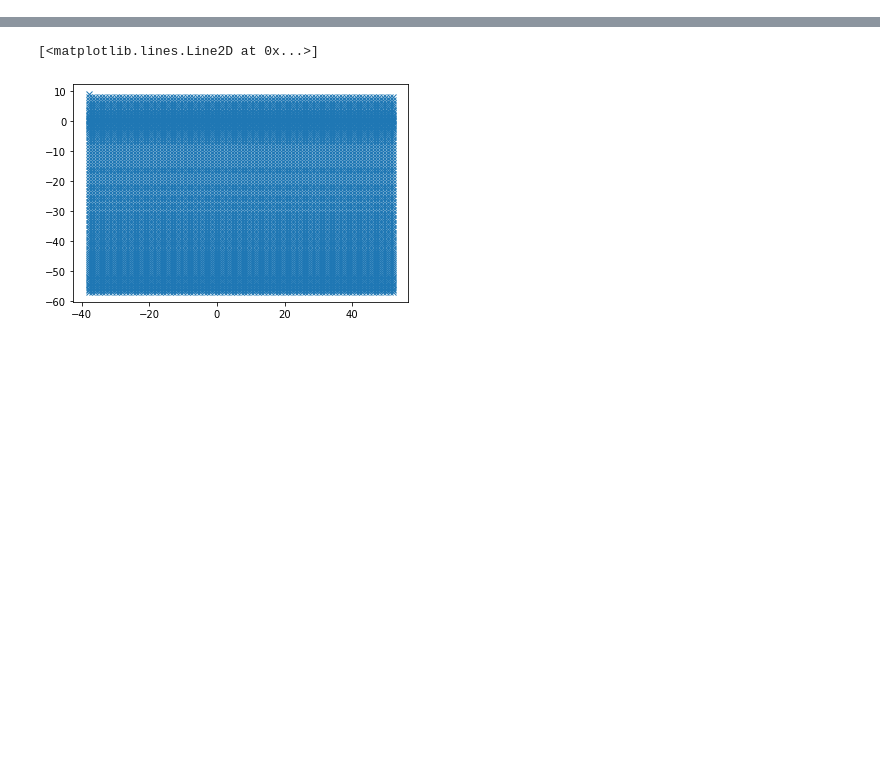
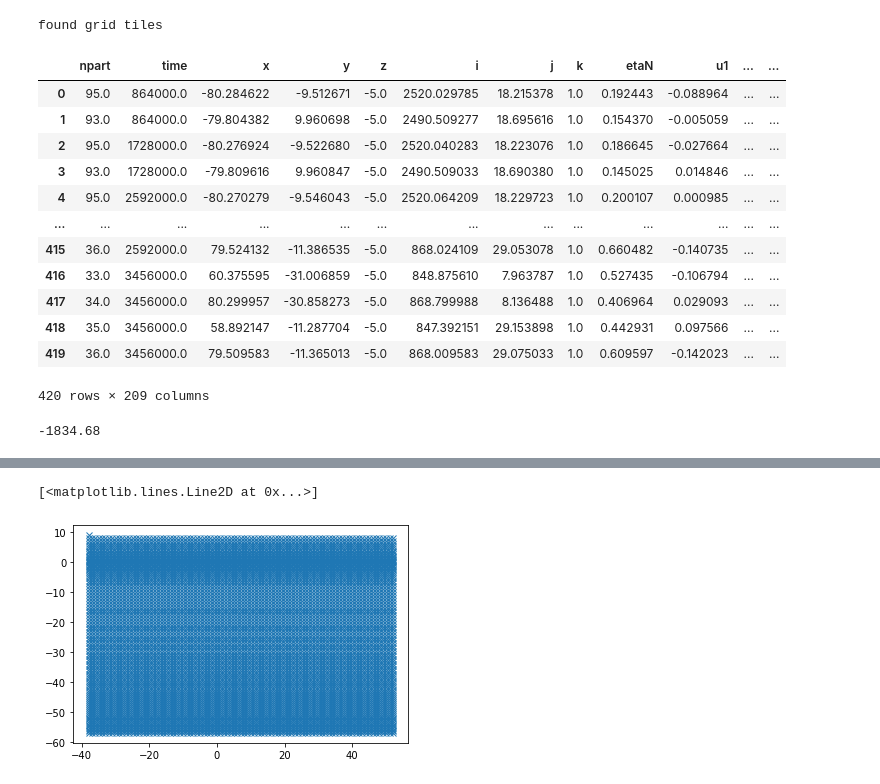
Before and after one commit to cspencerjones/float_stuff, a Jupyter notebook: python_code/llc_binning.ipynb, the cells around one changed output, grey strips where cells are left out. Saved outputs shown, nothing was run; the diff lists cells and outputs as text; code cells hidden in the pictures; blank space fills up the shorter version.

```diff
--- a/python_code/llc_binning.ipynb
+++ b/python_code/llc_binning.ipynb
@@ -575,19 +620,21 @@ def within_tile_tree(grid,tile,tilex,tiley):
 from math import isclose
 filename='/swot/SUM01/spencer/llc_floats/pickup_flt.0000000001'
 #captile=[30,33]
-tree=tile_tree(grid,captile,totaltiles)
-N=162
+tree=tile_tree(grid,captile,totaltiles)#
+print("found grid tiles")
+N=108
 jloc=np.zeros(N,dtype=int)
 iloc=np.zeros(N,dtype=int)
 tileit=np.zeros(N,dtype=int)
 dx=np.zeros(N,dtype=np.float64)
 dy=np.zeros(N,dtype=np.float64)
-pointx,pointy=np.meshgrid(np.arange(-179.51,179.51,20),np.arange(-89.51,89.51,20))
+pointx,pointy=np.meshgrid(np.arange(-179.51,179.51,20),np.arange(-50.51,50.51,20))
 
 #calculate tile tree for each tile
 tree_in_tile=np.empty(totaltiles+len(blankList),dtype=object)
 for tile in range(0,totaltiles):
     tree_in_tile[tile]=within_tile_tree(grid,tile,tilex,tiley)
+    #print(tile)
 for k in range(0,N):
     point = np.array([np.ravel(pointx)[k]+0.5, np.ravel(pointy)[k]], dtype=np.float64)
     tile,point2=get_tile(tree,point,captile)
@@ -636,16 +683,16 @@ for k in range(0,N):
             #xx = (grid.XG[tileit[k],jloc[k],iloc[k]] + dx[k]*xa
             #              + dy[k]*xb
             #          + dx[k]*dy[k]*xc)
-
-#    yy = (grid.YG[tileit[k],jloc[k],iloc[k]] + dx*ya
-#                          + dy*yb
-#                      + dx*dy*yc)
+            #yy = (grid.YG[tileit[k],jloc[k],iloc[k]] + dx[k]*ya
+            #              + dy[k]*yb
+            #          + dx[k]*dy[k]*yc)
+            #print(point,xx.values,yy.values)
 
 tstart=0
-iup=0
-ik=0.5
-itop=0
-kfloat=-0.5
+iup=864000
+kpart=1
+itop=3600
+kfloat=37.5
 tend = -1
 output_dtype = np.dtype('>f8')
 float1=0
@@ -659,7 +706,7 @@ for tile in range(0,totaltiles):
     flt_matrix[1:,2] = iloc[tileit==tile]+dx[tileit==tile]
     flt_matrix[1:,3] = jloc[tileit==tile]+dy[tileit==tile]
     #print(dx[tileit==tile])
-    flt_matrix[1:,4] = ik
+    flt_matrix[1:,4] = kpart
     flt_matrix[1:,5] = kfloat
     flt_matrix[1:,6] = iup
     flt_matrix[1:,7] = itop
@@ -676,6 +723,30 @@ for tile in range(0,totaltiles):
     flt_matrix[0,8] = -1
     flt_matrix.tofile(filename + '.%03d' % (tile+1) + '.%03d' % 1 + '.data')
     float1=float1+N
+# %% [output]
+found grid tiles
+# %%
+import bcolz
+import floater.utils as utl
+utl.floats_to_bcolz('/swot/SUM01/spencer/test_csv','floatout',buf_dim=8+50*4+1,file_prefix='float_profiles')
+floatout=bcolz.open('floatout.bcolz/')
+floatout=floatout.todataframe()
+# %%
+floatout
+# %% [output]
+|  | npart | time | x | y | z | i | j | k | etaN | u1 | ... | ... |
+| 0 | 95.0 | 864000.0 | -80.284622 | -9.512671 | -5.0 | 2520.029785 | 18.215378 | 1.0 | 0.192443 | -0.088964 | ... | ... |
+| 1 | 93.0 | 864000.0 | -79.804382 | 9.960698 | -5.0 | 2490.509277 | 18.695616 | 1.0 | 0.154370 | -0.005059 | ... | ... |
+| 2 | 95.0 | 1728000.0 | -80.276924 | -9.522680 | -5.0 | 2520.040283 | 18.223076 | 1.0 | 0.186645 | -0.027664 | ... | ... |
+| 3 | 93.0 | 1728000.0 | -79.809616 | 9.960847 | -5.0 | 2490.509033 | 18.690380 | 1.0 | 0.145025 | 0.014846 | ... | ... |
+| 4 | 95.0 | 2592000.0 | -80.270279 | -9.546043 | -5.0 | 2520.064209 | 18.229723 | 1.0 | 0.200107 | 0.000985 | ... | ... |
+| ... | ... | ... | ... | ... | ... | ... | ... | ... | ... | ... | ... | ... |
+| 415 | 36.0 | 2592000.0 | 79.524132 | -11.386535 | -5.0 | 868.024109 | 29.053078 | 1.0 | 0.660482 | -0.140735 | ... | ... |
+| 416 | 33.0 | 3456000.0 | 60.375595 | -31.006859 | -5.0 | 848.875610 | 7.963787 | 1.0 | 0.527435 | -0.106794 | ... | ... |
+| 417 | 34.0 | 3456000.0 | 80.299957 | -30.858273 | -5.0 | 868.799988 | 8.136488 | 1.0 | 0.406964 | 0.029093 | ... | ... |
+| 418 | 35.0 | 3456000.0 | 58.892147 | -11.287704 | -5.0 | 847.392151 | 29.153898 | 1.0 | 0.442931 | 0.097566 | ... | ... |
+| 419 | 36.0 | 3456000.0 | 79.509583 | -11.365013 | -5.0 | 868.009583 | 29.075033 | 1.0 | 0.609597 | -0.142023 | ... | ... |
+420 rows × 209 columns
 # %%
 import bcolz
 import floater.utils as utl
@@ -683,5 +754,9 @@ utl.floats_to_bcolz('/swot/SUM01/spencer/llc_test_pickups','floatout',buf_dim=13
 floatout=bcolz.open('floatout.bcolz/')
 floatout=floatout.todataframe()
+# %%
+floatout.z.min()
+# %% [output]
+-1834.68
 # %%
 floatout.npart.unique()
 # %% [output]
```
Also changed, not shown: parts of 21 cells of this notebook.
